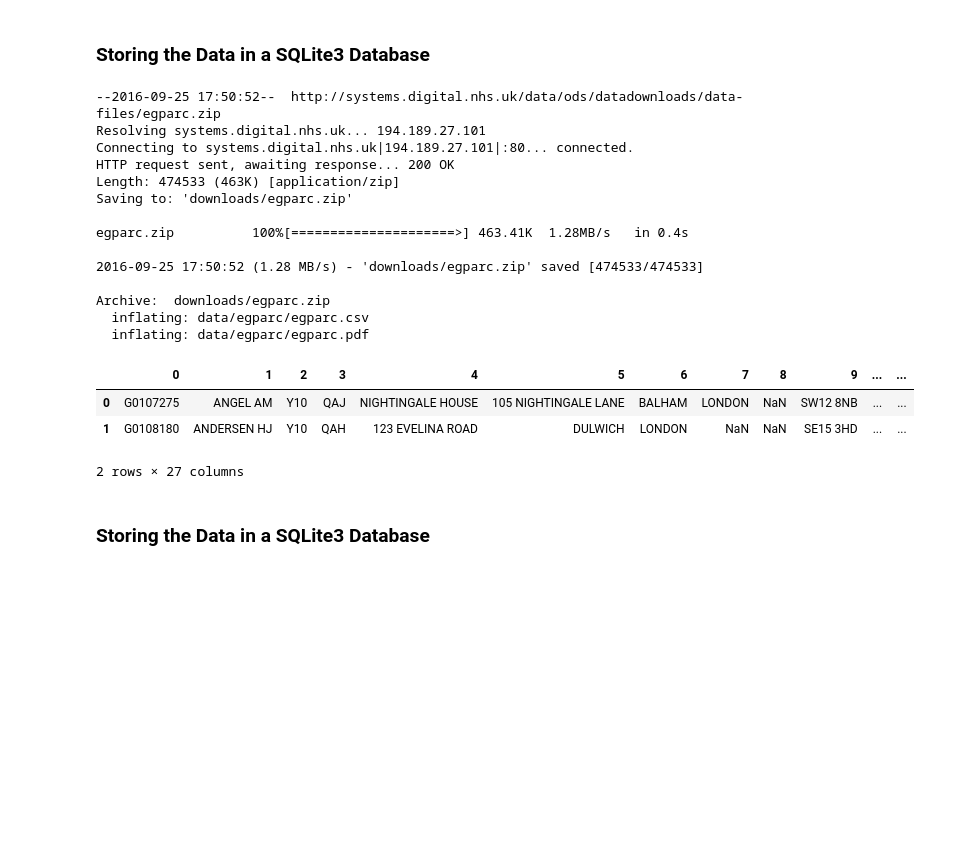
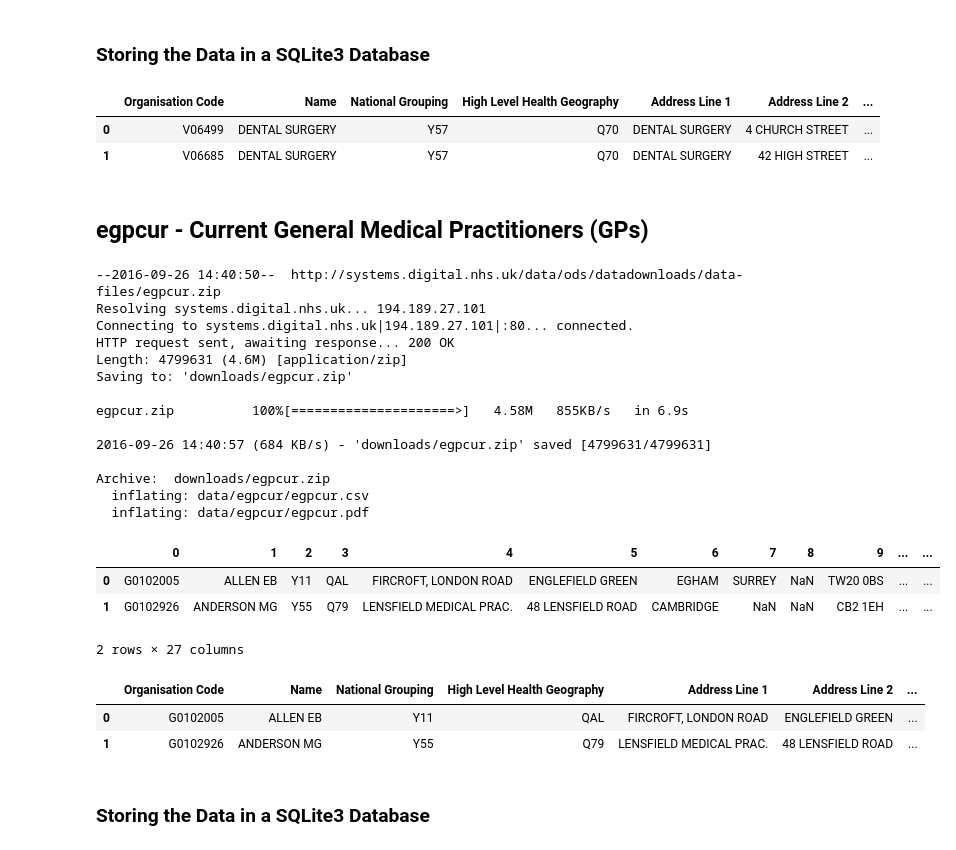
Before and after one commit to psychemedia/openHealthDataDoodles, a Jupyter notebook: notebooks/NHS and GP Administrative Data.ipynb, the cells around one changed output. Cells and saved outputs as stored; diff of their text form; code cells hidden in the pictures; blank space fills up the shorter version.

```diff
--- a/notebooks/NHS and GP Administrative Data.ipynb
+++ b/notebooks/NHS and GP Administrative Data.ipynb
@@ -392,25 +500,2 @@ Archive:  downloads/egdpprac.zip
 # %% [markdown]
 ### Storing the Data in a SQLite3 Database
-# %%
-EGPARC='egparc'
-egparc=getData(EGPARC)
-egparc.head(2)
-# %% [output]
---2016-09-25 17:50:52--  http://systems.digital.nhs.uk/data/ods/datadownloads/data-files/egparc.zip
-Resolving systems.digital.nhs.uk... 194.189.27.101
-Connecting to systems.digital.nhs.uk|194.189.27.101|:80... connected.
-HTTP request sent, awaiting response... 200 OK
-Length: 474533 (463K) [application/zip]
-Saving to: 'downloads/egparc.zip'
-
-egparc.zip          100%[=====================>] 463.41K  1.28MB/s   in 0.4s
-
-2016-09-25 17:50:52 (1.28 MB/s) - 'downloads/egparc.zip' saved [474533/474533]
-
-Archive:  downloads/egparc.zip
-  inflating: data/egparc/egparc.csv
-  inflating: data/egparc/egparc.pdf
-|  | 0 | 1 | 2 | 3 | 4 | 5 | 6 | 7 | 8 | 9 | ... | ... |
-| 0 | G0107275 | ANGEL AM | Y10 | QAJ | NIGHTINGALE HOUSE | 105 NIGHTINGALE LANE | BALHAM | LONDON | NaN | SW12 8NB | ... | ... |
-| 1 | G0108180 | ANDERSEN HJ | Y10 | QAH | 123 EVELINA ROAD | DULWICH | LONDON | NaN | NaN | SE15 3HD | ... | ... |
-2 rows × 27 columns
@@ -416,0 +506,32 @@ Archive:  downloads/egparc.zip
+# %%
+area='VENTNOR'
+pd.read_sql_query('SELECT * from {typ} where "Address Line 3"="{area}"'.format(typ=EGDPPRAC,area=area), con)
+# %% [output]
+|  | Organisation Code | Name | National Grouping | High Level Health Geography | Address Line 1 | Address Line 2 | ... |
+| 0 | V06499 | DENTAL SURGERY | Y57 | Q70 | DENTAL SURGERY | 4 CHURCH STREET | ... |
+| 1 | V06685 | DENTAL SURGERY | Y57 | Q70 | DENTAL SURGERY | 42 HIGH STREET | ... |
+# %% [markdown]
+## egpcur - Current General Medical Practitioners (GPs)
+# %%
+EGPCUR='egpcur'
+egpcur=getData(EGPCUR,dates=[10,11,15,16])
+egpcur.head(2)
+# %% [output]
+--2016-09-26 14:40:50--  http://systems.digital.nhs.uk/data/ods/datadownloads/data-files/egpcur.zip
+Resolving systems.digital.nhs.uk... 194.189.27.101
+Connecting to systems.digital.nhs.uk|194.189.27.101|:80... connected.
+HTTP request sent, awaiting response... 200 OK
+Length: 4799631 (4.6M) [application/zip]
+Saving to: 'downloads/egpcur.zip'
+
+egpcur.zip          100%[=====================>]   4.58M   855KB/s   in 6.9s
+
+2016-09-26 14:40:57 (684 KB/s) - 'downloads/egpcur.zip' saved [4799631/4799631]
+
+Archive:  downloads/egpcur.zip
+  inflating: data/egpcur/egpcur.csv
+  inflating: data/egpcur/egpcur.pdf
+|  | 0 | 1 | 2 | 3 | 4 | 5 | 6 | 7 | 8 | 9 | ... | ... |
+| 0 | G0102005 | ALLEN EB | Y11 | QAL | FIRCROFT, LONDON ROAD | ENGLEFIELD GREEN | EGHAM | SURREY | NaN | TW20 0BS | ... | ... |
+| 1 | G0102926 | ANDERSON MG | Y55 | Q79 | LENSFIELD MEDICAL PRAC. | 48 LENSFIELD ROAD | CAMBRIDGE | NaN | NaN | CB2 1EH | ... | ... |
+2 rows × 27 columns
@@ -417,2 +546,10 @@ Archive:  downloads/egparc.zip
+# %%
+egpcur.columns=cols
+egpcur.drop('Null', axis=1, inplace=True)
+egpcur.head(2)
+# %% [output]
+|  | Organisation Code | Name | National Grouping | High Level Health Geography | Address Line 1 | Address Line 2 | ... |
+| 0 | G0102005 | ALLEN EB | Y11 | QAL | FIRCROFT, LONDON ROAD | ENGLEFIELD GREEN | ... |
+| 1 | G0102926 | ANDERSON MG | Y55 | Q79 | LENSFIELD MEDICAL PRAC. | 48 LENSFIELD ROAD | ... |
 # %% [markdown]
 ### Storing the Data in a SQLite3 Database
```
Also changed, not shown: parts of 50 cells of this notebook, 1 other file.
